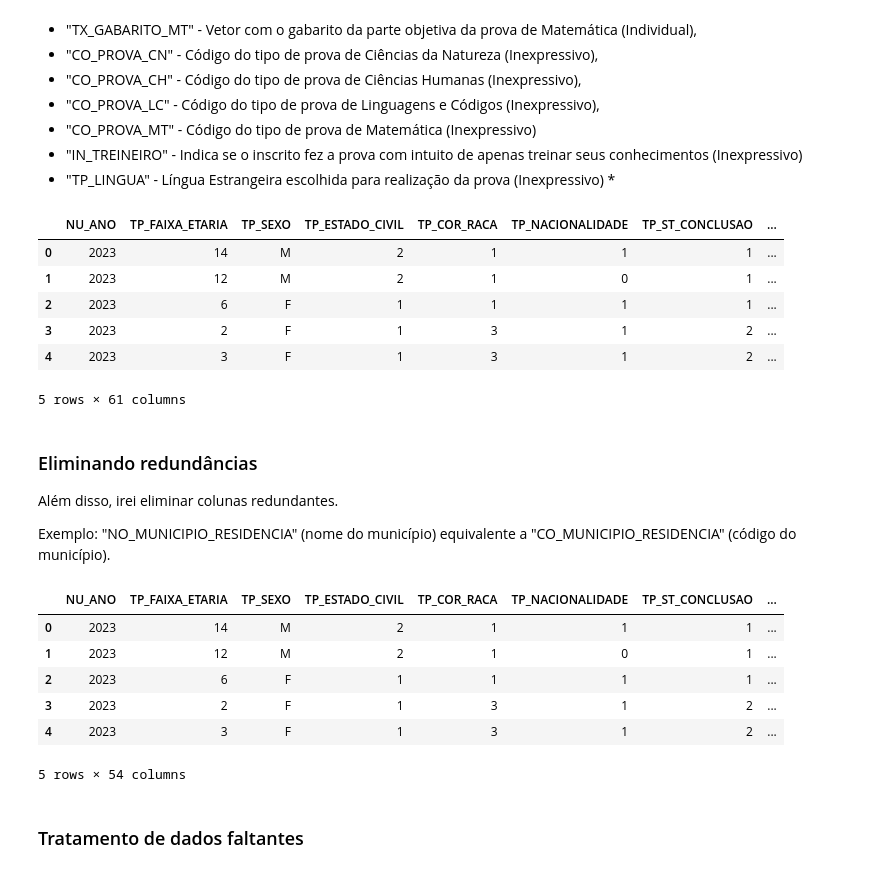
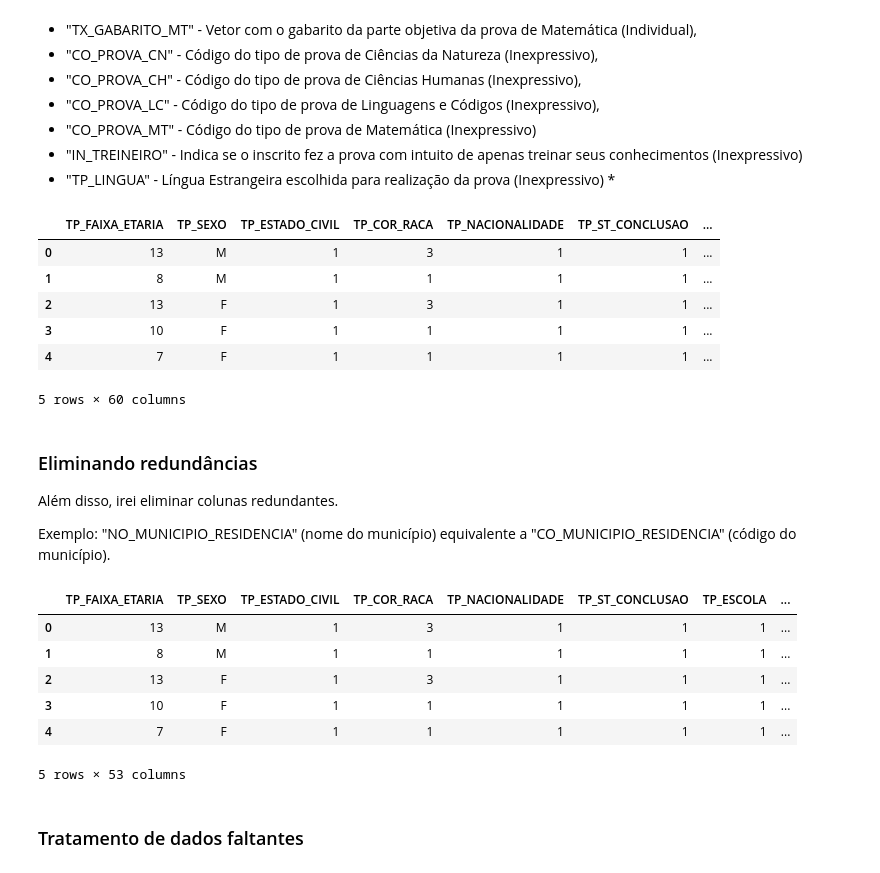
Before and after one commit to rafaelvictor01/IFMG_TCC_ENEM, a Jupyter notebook: Scripts/1 - Pre_Processamento.ipynb, the cells around one changed output. Saved outputs shown, nothing was run; the diff lists cells and outputs as text; code cells hidden in the pictures.

```diff
--- a/Scripts/1 - Pre_Processamento.ipynb
+++ b/Scripts/1 - Pre_Processamento.ipynb
@@ -23,11 +23,11 @@ import pandas as pd
 # %%
 # Variáveis de controle
 
-# ano = '2019'
+ano = '2019'
+# ano = '2020'
+# ano = '2021'
 # ano = '2022'
-# ano = '2020'
-# ano = '2022'
-ano = '2023'
+# ano = '2023'
 
 # Endereço dados brutos:
 DATASET_ENEM_PATH = 'D:\Bases\MICRODADOS_ENEM_' + ano + '.csv'
@@ -103,33 +103,33 @@ Por meio do dicionário de dados, sabe-se que as colunas abaixo possuem pouca re
 * "TP_LINGUA" - Língua Estrangeira escolhida para realização da prova (Inexpressivo) *
 # %%
 microdadosEnem.drop(columns=[
-    # 'NU_ANO', - Vai ser removido um pouco mais adiante
+    'NU_ANO',
     'NU_INSCRICAO',
     'TX_RESPOSTAS_CN',
     'TX_RESPOSTAS_CH',
     'TX_RESPOSTAS_LC',
     'TX_RESPOSTAS_MT',
     'TX_GABARITO_CN',
     'TX_GABARITO_CH',
     'TX_GABARITO_LC',
     'TX_GABARITO_MT',
     'CO_PROVA_CN',
     'CO_PROVA_CH',
     'CO_PROVA_LC',
     'CO_PROVA_MT',
     'IN_TREINEIRO',
     'TP_LINGUA'
 ], inplace=True)
 
 microdadosEnem.head()
 # %% [output]
-|  | NU_ANO | TP_FAIXA_ETARIA | TP_SEXO | TP_ESTADO_CIVIL | TP_COR_RACA | TP_NACIONALIDADE | TP_ST_CONCLUSAO | ... |
-| 0 | 2023 | 14 | M | 2 | 1 | 1 | 1 | ... |
-| 1 | 2023 | 12 | M | 2 | 1 | 0 | 1 | ... |
-| 2 | 2023 | 6 | F | 1 | 1 | 1 | 1 | ... |
-| 3 | 2023 | 2 | F | 1 | 3 | 1 | 2 | ... |
-| 4 | 2023 | 3 | F | 1 | 3 | 1 | 2 | ... |
+|  | TP_FAIXA_ETARIA | TP_SEXO | TP_ESTADO_CIVIL | TP_COR_RACA | TP_NACIONALIDADE | TP_ST_CONCLUSAO | ... |
+| 0 | 13 | M | 1 | 3 | 1 | 1 | ... |
+| 1 | 8 | M | 1 | 1 | 1 | 1 | ... |
+| 2 | 13 | F | 1 | 3 | 1 | 1 | ... |
+| 3 | 10 | F | 1 | 1 | 1 | 1 | ... |
+| 4 | 7 | F | 1 | 1 | 1 | 1 | ... |
-5 rows × 61 columns
+5 rows × 60 columns
 # %% [markdown]
 ### Eliminando redundâncias
 
@@ -145,13 +145,13 @@ microdadosEnem.drop(columns=[
 
 microdadosEnem.head()
 # %% [output]
-|  | NU_ANO | TP_FAIXA_ETARIA | TP_SEXO | TP_ESTADO_CIVIL | TP_COR_RACA | TP_NACIONALIDADE | TP_ST_CONCLUSAO | ... |
-| 0 | 2023 | 14 | M | 2 | 1 | 1 | 1 | ... |
-| 1 | 2023 | 12 | M | 2 | 1 | 0 | 1 | ... |
-| 2 | 2023 | 6 | F | 1 | 1 | 1 | 1 | ... |
-| 3 | 2023 | 2 | F | 1 | 3 | 1 | 2 | ... |
-| 4 | 2023 | 3 | F | 1 | 3 | 1 | 2 | ... |
+|  | TP_FAIXA_ETARIA | TP_SEXO | TP_ESTADO_CIVIL | TP_COR_RACA | TP_NACIONALIDADE | TP_ST_CONCLUSAO | TP_ESCOLA | ... |
+| 0 | 13 | M | 1 | 3 | 1 | 1 | 1 | ... |
+| 1 | 8 | M | 1 | 1 | 1 | 1 | 1 | ... |
+| 2 | 13 | F | 1 | 3 | 1 | 1 | 1 | ... |
+| 3 | 10 | F | 1 | 1 | 1 | 1 | 1 | ... |
+| 4 | 7 | F | 1 | 1 | 1 | 1 | 1 | ... |
-5 rows × 54 columns
+5 rows × 53 columns
 # %% [markdown]
 ### Tratamento de dados faltantes
 # %%
```
Also changed, not shown: parts of 12 cells of this notebook, 1 other file.
